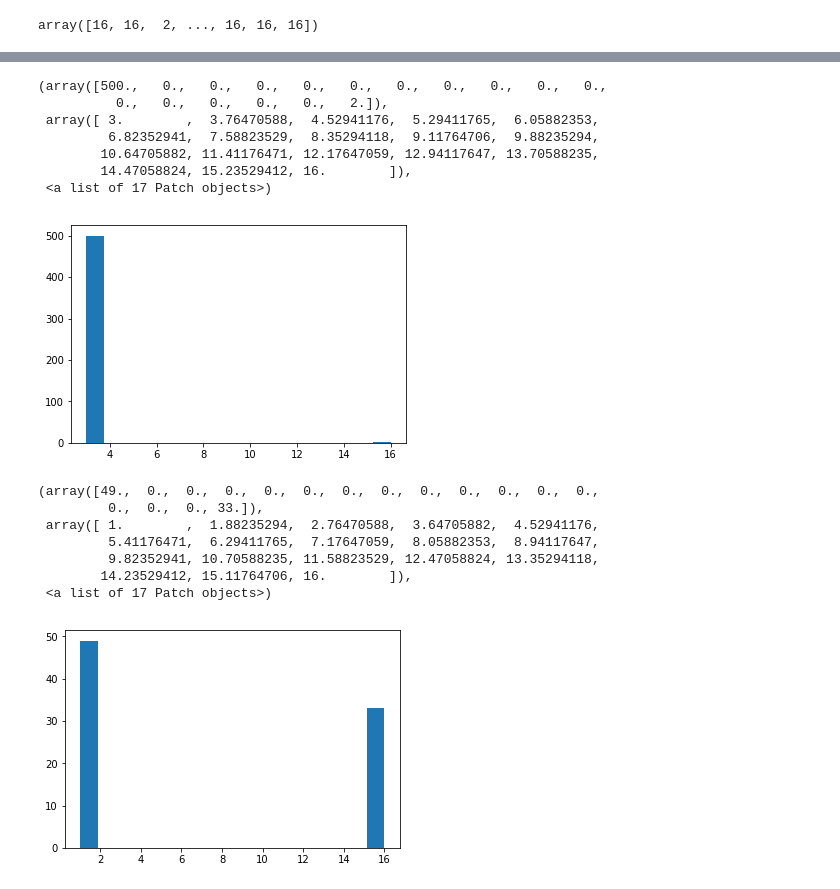
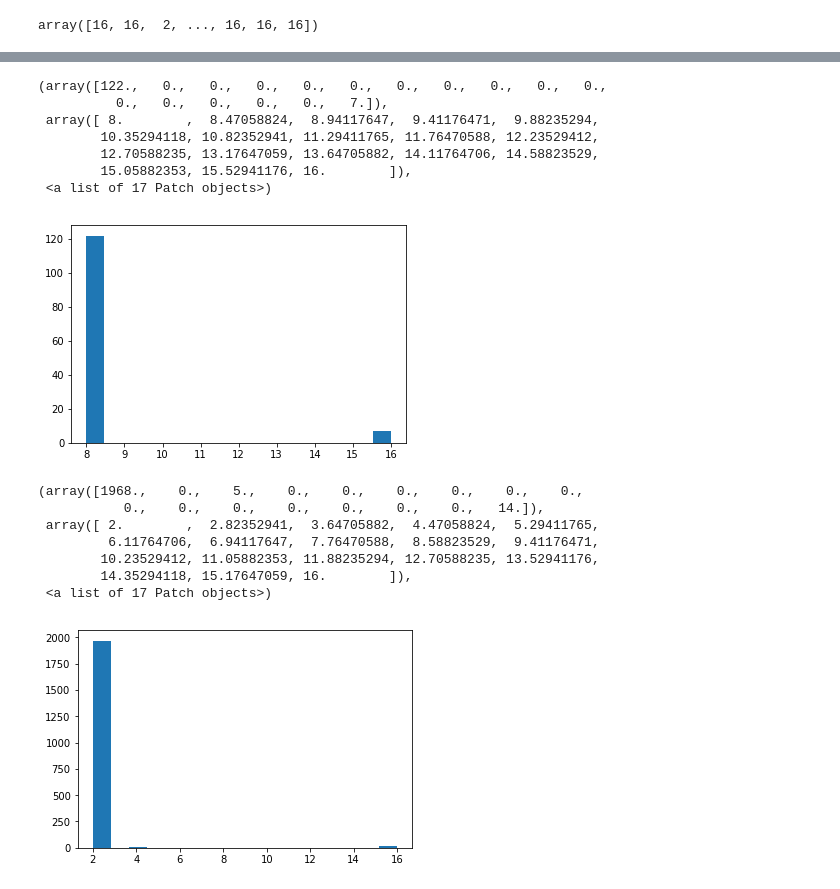
Before and after one commit to uw-biomedical-ml/bundlenet, a Jupyter notebook: xgboost.ipynb, the cells around one changed output, grey strips where cells are left out. Saved outputs shown, nothing was run; the diff lists cells and outputs as text; code cells hidden in the pictures.

Commit message:
loads of changes

```diff
--- a/xgboost.ipynb
+++ b/xgboost.ipynb
@@ -10,9 +10,9 @@ import seaborn as sns
 
 %matplotlib inline
 # %%
-t=np.load('allprob.npy')
+t=np.load('allprob_noaug.npy')
 # %%
-l=np.load('labels.npy')
+l=np.load('labels_noaug.npy')
 # %%
 t.shape
 # %% [output]
@@ -30,7 +30,7 @@ dtrain = xgb.DMatrix(X_train, label=y_train)
 dtest = xgb.DMatrix(X_test, label=y_test)
 # %%
 param = {
-    'max_depth': 3,  # the maximum depth of each tree
+    'max_depth': 6,  # the maximum depth of each tree
     'eta': 0.3,  # the training step for each iteration
     'silent': 1,  # logging mode - quiet
     'objective': 'multi:softprob',  # error evaluation for multiclass training
@@ -92,15 +78,15 @@ plt.hist(p[ind],bins=17)
 # %%
-ind=y_test==3
+ind=y_test==8
 plt.hist(p[ind],bins=17)
 # %% [output]
-(array([500.,   0.,   0.,   0.,   0.,   0.,   0.,   0.,   0.,   0.,   0.,
-          0.,   0.,   0.,   0.,   0.,   2.]),
- array([ 3.        ,  3.76470588,  4.52941176,  5.29411765,  6.05882353,
-         6.82352941,  7.58823529,  8.35294118,  9.11764706,  9.88235294,
-        10.64705882, 11.41176471, 12.17647059, 12.94117647, 13.70588235,
-        14.47058824, 15.23529412, 16.        ]),
+(array([122.,   0.,   0.,   0.,   0.,   0.,   0.,   0.,   0.,   0.,   0.,
+          0.,   0.,   0.,   0.,   0.,   7.]),
+ array([ 8.        ,  8.47058824,  8.94117647,  9.41176471,  9.88235294,
+        10.35294118, 10.82352941, 11.29411765, 11.76470588, 12.23529412,
+        12.70588235, 13.17647059, 13.64705882, 14.11764706, 14.58823529,
+        15.05882353, 15.52941176, 16.        ]),
  <a list of 17 Patch objects>)
-[figure, old version]
+[figure, new version]
 # %%
 t=np.load('allprob.npy')
 l=np.load('labels.npy')
@@ -111,16 +97,16 @@ bst = xgb.train(param, dtrain, num_round)
 preds2 = bst.predict(dtest)
 p2 = np.argmax(preds2,axis=1)
 # %%
-ind=y_test==1
+ind=y_test==2
 plt.hist(p[ind],bins=17)
 # %% [output]
-(array([49.,  0.,  0.,  0.,  0.,  0.,  0.,  0.,  0.,  0.,  0.,  0.,  0.,
-         0.,  0.,  0., 33.]),
- array([ 1.        ,  1.88235294,  2.76470588,  3.64705882,  4.52941176,
-         5.41176471,  6.29411765,  7.17647059,  8.05882353,  8.94117647,
-         9.82352941, 10.70588235, 11.58823529, 12.47058824, 13.35294118,
-        14.23529412, 15.11764706, 16.        ]),
+(array([1968.,    0.,    5.,    0.,    0.,    0.,    0.,    0.,    0.,
+           0.,    0.,    0.,    0.,    0.,    0.,    0.,   14.]),
+ array([ 2.        ,  2.82352941,  3.64705882,  4.47058824,  5.29411765,
+         6.11764706,  6.94117647,  7.76470588,  8.58823529,  9.41176471,
+        10.23529412, 11.05882353, 11.88235294, 12.70588235, 13.52941176,
+        14.35294118, 15.17647059, 16.        ]),
  <a list of 17 Patch objects>)
-[figure, old version]
+[figure, new version]
 # %%
 plt.plot(y_test,p2,'ro')
```
Also changed, not shown: parts of 6 cells of this notebook, 4 other files.
